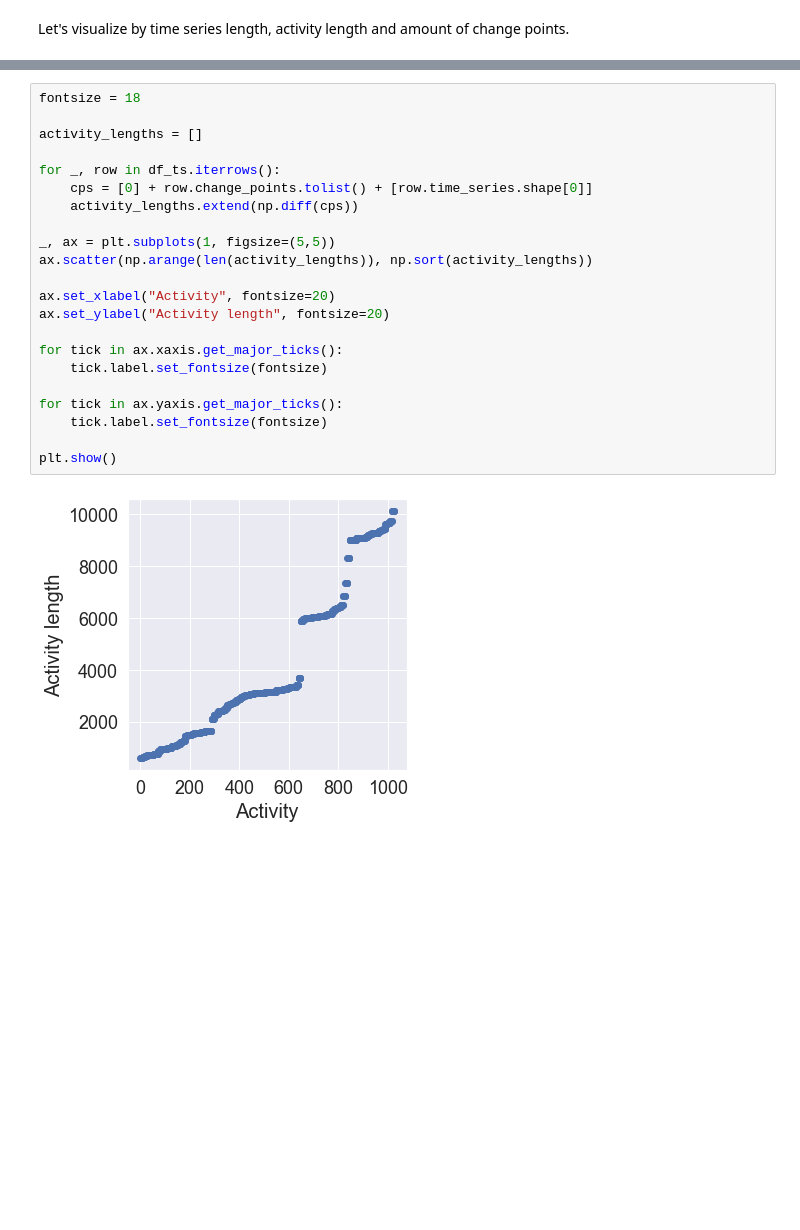
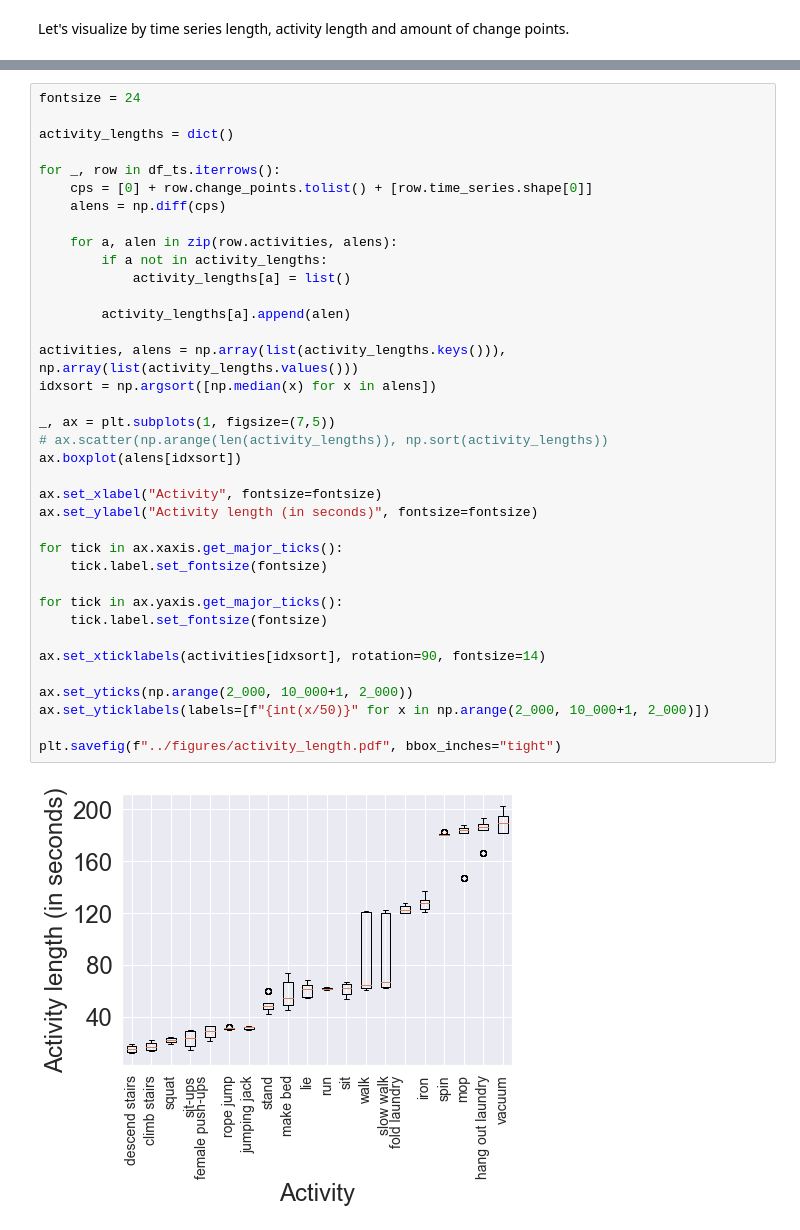
Before and after one commit to ermshaua/mobile-sensing-human-activity-data-set, a Jupyter notebook: notebooks/dataset_exploration.ipynb, the cells around one changed output, grey strips where cells are left out. Drawn from its saved outputs; the diff is of its cells as text; blank space fills up the shorter version.

```diff
--- a/notebooks/dataset_exploration.ipynb
+++ b/notebooks/dataset_exploration.ipynb
@@ -77,25 +86,40 @@ plt.show()
 # %%
-fontsize = 18
+fontsize = 24
 
-activity_lengths = []
+activity_lengths = dict()
 
 for _, row in df_ts.iterrows():
     cps = [0] + row.change_points.tolist() + [row.time_series.shape[0]]
-    activity_lengths.extend(np.diff(cps))
+    alens = np.diff(cps)
 
-_, ax = plt.subplots(1, figsize=(5,5))
-ax.scatter(np.arange(len(activity_lengths)), np.sort(activity_lengths))
+    for a, alen in zip(row.activities, alens):
+        if a not in activity_lengths:
+            activity_lengths[a] = list()
 
-ax.set_xlabel("Activity", fontsize=20)
-ax.set_ylabel("Activity length", fontsize=20)
+        activity_lengths[a].append(alen)
+
+activities, alens = np.array(list(activity_lengths.keys())), np.array(list(activity_lengths.values()))
+idxsort = np.argsort([np.median(x) for x in alens])
+
+_, ax = plt.subplots(1, figsize=(7,5))
+# ax.scatter(np.arange(len(activity_lengths)), np.sort(activity_lengths))
+ax.boxplot(alens[idxsort])
+
+ax.set_xlabel("Activity", fontsize=fontsize)
+ax.set_ylabel("Activity length (in seconds)", fontsize=fontsize)
 
 for tick in ax.xaxis.get_major_ticks():
     tick.label.set_fontsize(fontsize)
 
 for tick in ax.yaxis.get_major_ticks():
     tick.label.set_fontsize(fontsize)
 
-plt.show()
+ax.set_xticklabels(activities[idxsort], rotation=90, fontsize=14)
+
+ax.set_yticks(np.arange(2_000, 10_000+1, 2_000))
+ax.set_yticklabels(labels=[f"{int(x/50)}" for x in np.arange(2_000, 10_000+1, 2_000)])
+
+plt.savefig(f"../figures/activity_length.pdf", bbox_inches="tight")
 # %% [output]
-[figure, old version]
+[figure, new version]
 # %%
```
Also changed, not shown: parts of 6 cells of this notebook, 36 other files.
